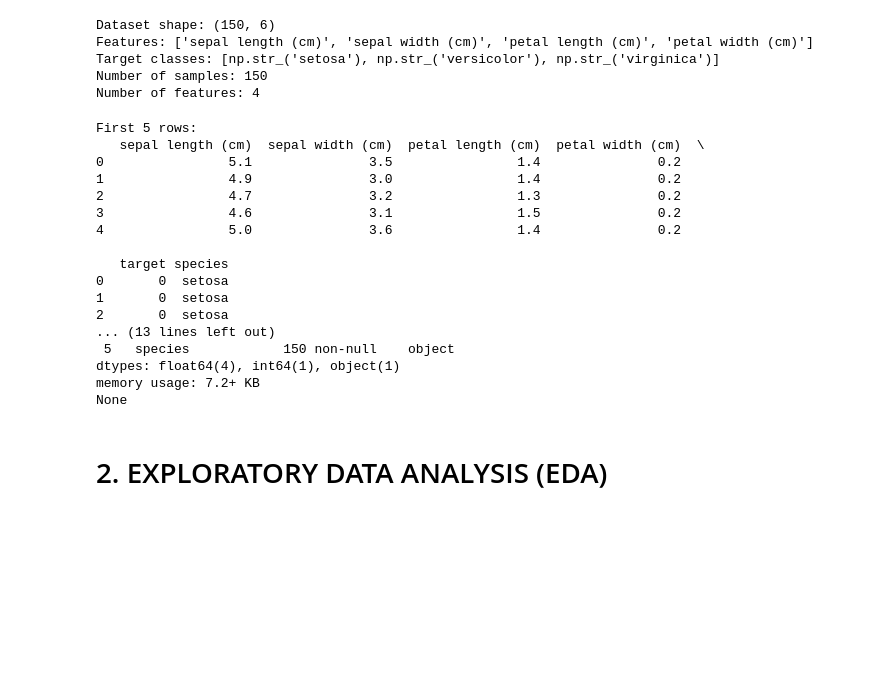
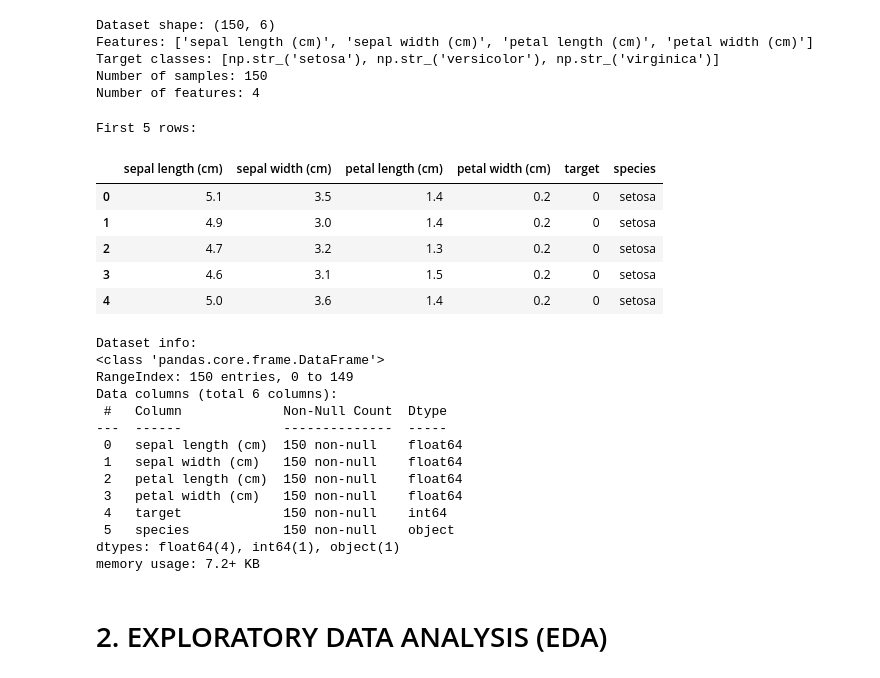
Before and after one commit to ByteBenders-compScientists/mlAssignments, a Jupyter notebook: task1.ipynb, the cells around one changed output. Saved outputs shown, nothing was run; the diff lists cells and outputs as text; code cells hidden in the pictures; blank space fills up the shorter version.

```diff
--- a/task1.ipynb
+++ b/task1.ipynb
@@ -40,30 +40,35 @@ Features: ['sepal length (cm)', 'sepal width (cm)', 'petal length (cm)', 'petal
 Target classes: [np.str_('setosa'), np.str_('versicolor'), np.str_('virginica')]
 Number of samples: 150
 Number of features: 4
+# %%
+print("First 5 rows:")
+df.head()
+# %% [output]
+First 5 rows:
+|  | sepal length (cm) | sepal width (cm) | petal length (cm) | petal width (cm) | target | species |
+| 0 | 5.1 | 3.5 | 1.4 | 0.2 | 0 | setosa |
+| 1 | 4.9 | 3.0 | 1.4 | 0.2 | 0 | setosa |
+| 2 | 4.7 | 3.2 | 1.3 | 0.2 | 0 | setosa |
+| 3 | 4.6 | 3.1 | 1.5 | 0.2 | 0 | setosa |
+| 4 | 5.0 | 3.6 | 1.4 | 0.2 | 0 | setosa |
 # %%
-print("First 5 rows:")
-print(df.head())
-
 print("Dataset info:")
-print(df.info())
+df.info()
 # %% [output]
-First 5 rows:
-   sepal length (cm)  sepal width (cm)  petal length (cm)  petal width (cm)  \
-0                5.1               3.5                1.4               0.2
-1                4.9               3.0                1.4               0.2
-2                4.7               3.2                1.3               0.2
-3                4.6               3.1                1.5               0.2
-4                5.0               3.6                1.4               0.2
-
-   target species
-0       0  setosa
-1       0  setosa
-2       0  setosa
-... (13 lines left out)
+Dataset info:
+<class 'pandas.core.frame.DataFrame'>
+RangeIndex: 150 entries, 0 to 149
+Data columns (total 6 columns):
+ #   Column             Non-Null Count  Dtype
+---  ------             --------------  -----
+ 0   sepal length (cm)  150 non-null    float64
+ 1   sepal width (cm)   150 non-null    float64
+ 2   petal length (cm)  150 non-null    float64
+ 3   petal width (cm)   150 non-null    float64
+ 4   target             150 non-null    int64
  5   species            150 non-null    object
 dtypes: float64(4), int64(1), object(1)
 memory usage: 7.2+ KB
-None
 # %% [markdown]
 # 2. EXPLORATORY DATA ANALYSIS (EDA)
 # %%
```
Also changed, not shown: parts of 11 cells of this notebook, 1 other file.
